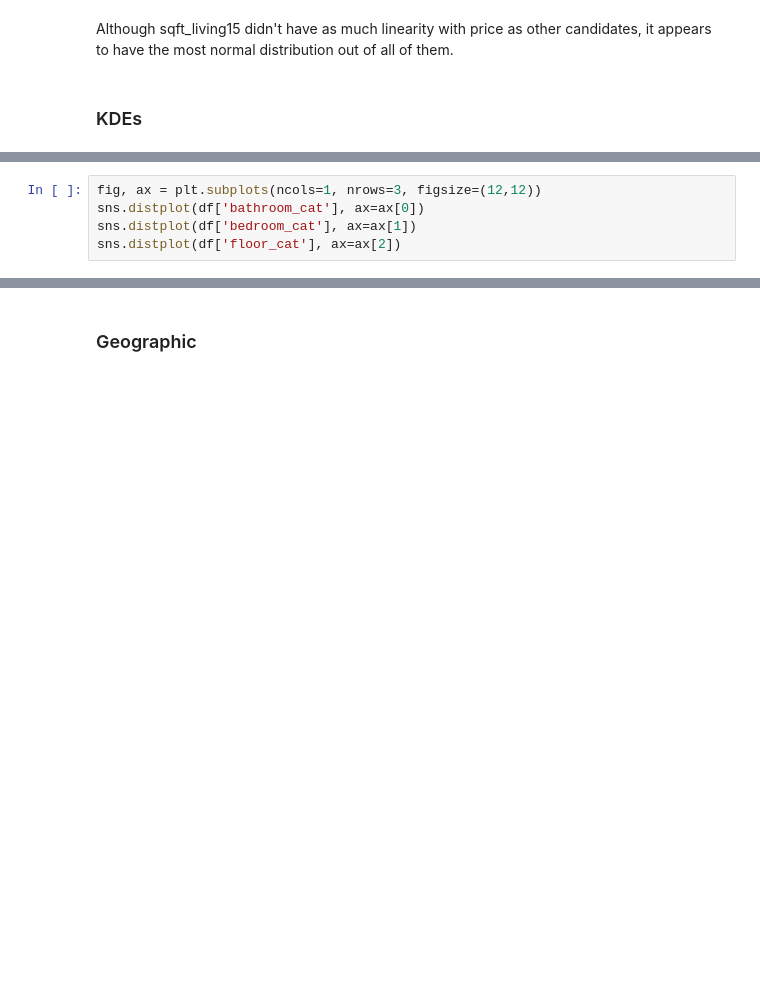
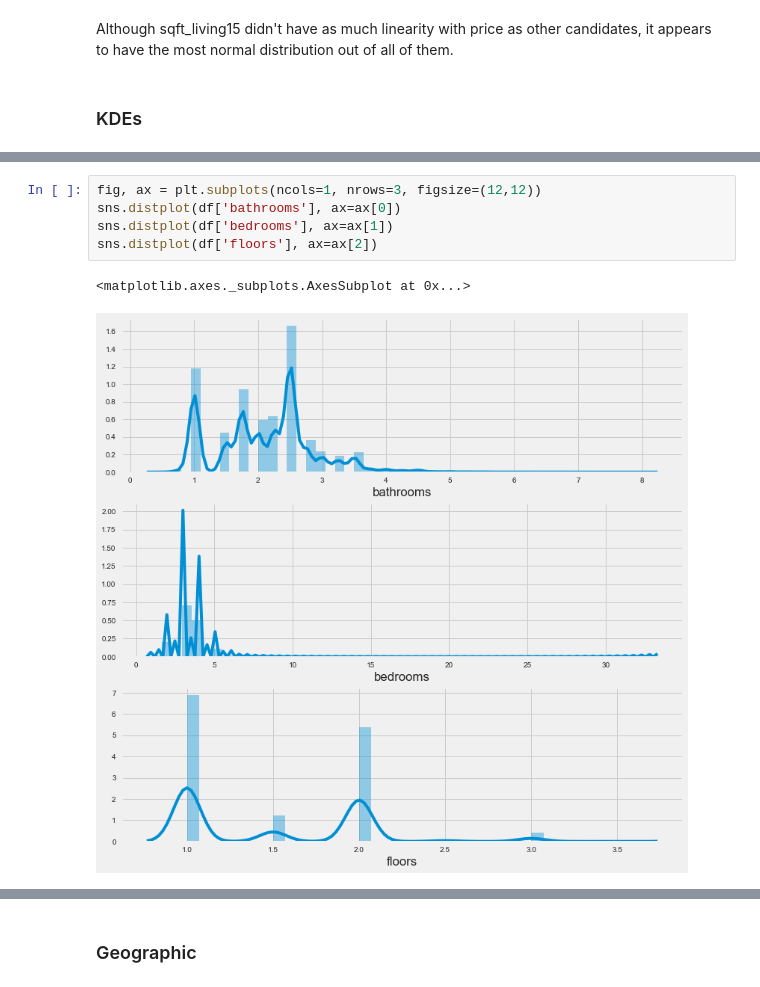
Before and after one commit to alphasentaurii/predicting-home-values-with-multiple-linear-regression, a Jupyter notebook: student.ipynb, the cells around one changed output, grey strips where cells are left out. Cells and saved outputs as stored; diff of their text form; blank space fills up the shorter version.

```diff
--- a/student.ipynb
+++ b/student.ipynb
@@ -1695,6 +1735,9 @@ sns.distplot(df['sqft_basement'], ax=ax[2][1])
 # %%
 fig, ax = plt.subplots(ncols=1, nrows=3, figsize=(12,12))
-sns.distplot(df['bathroom_cat'], ax=ax[0])
-sns.distplot(df['bedroom_cat'], ax=ax[1])
-sns.distplot(df['floor_cat'], ax=ax[2])
+sns.distplot(df['bathrooms'], ax=ax[0])
+sns.distplot(df['bedrooms'], ax=ax[1])
+sns.distplot(df['floors'], ax=ax[2])
+# %% [output]
+<matplotlib.axes._subplots.AxesSubplot at 0x...>
+[figure, added]
 # %%
```
Also changed, not shown: parts of 16 cells of this notebook.
